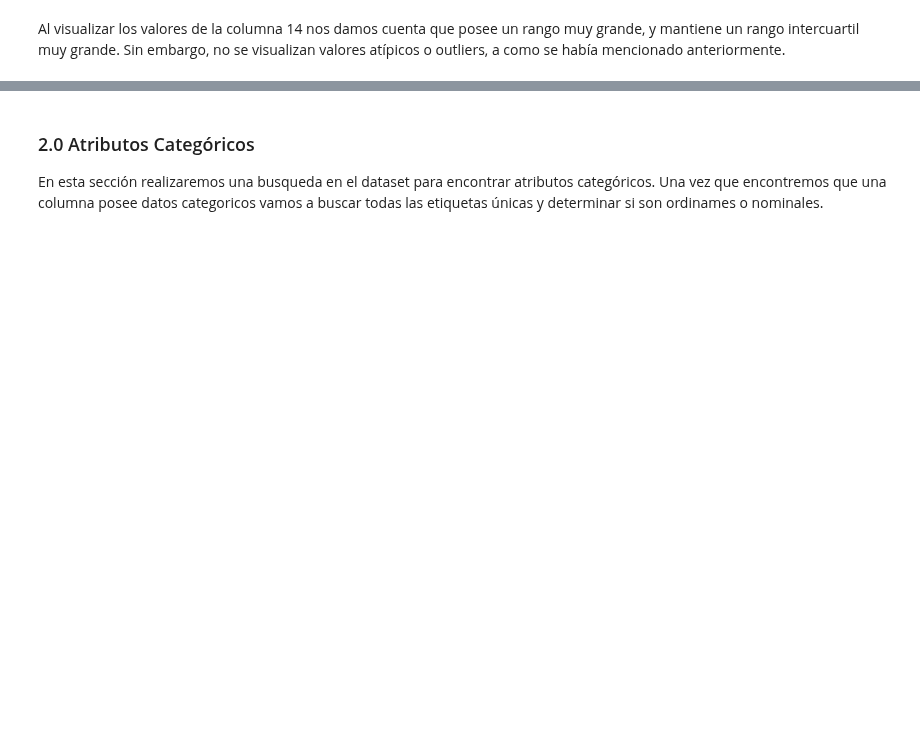
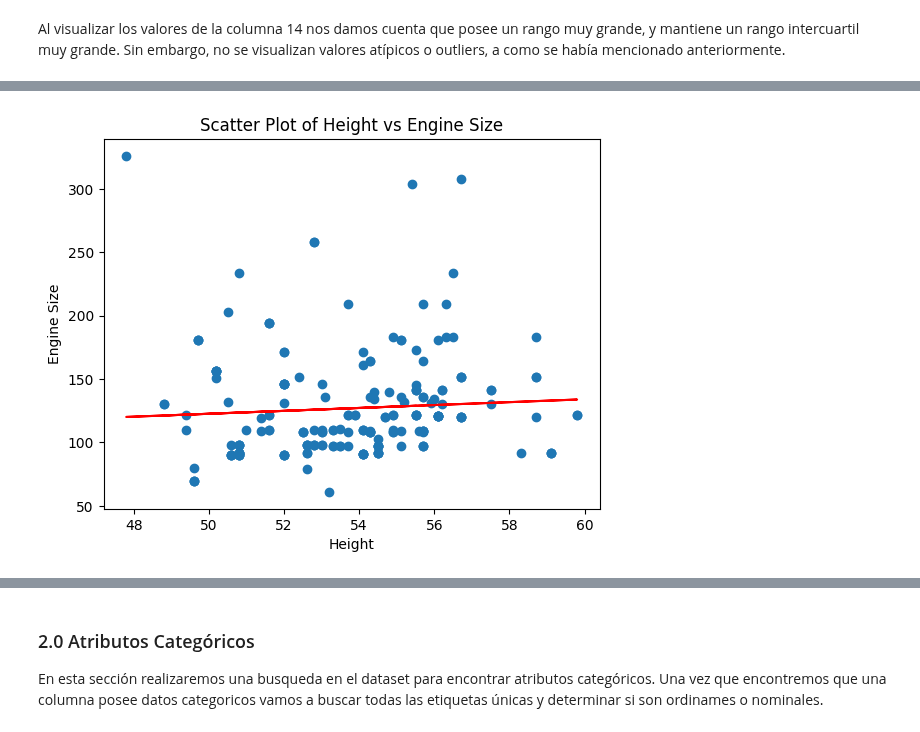
Before and after one commit to mantofer02/DataScienceBootcamp, a Jupyter notebook: FUNDATEC/MachineLearning/Quices/Quiz_01_MarcoFerraro.ipynb, the cells around one changed output, grey strips where cells are left out. Saved outputs shown, nothing was run; the diff lists cells and outputs as text; code cells hidden in the pictures; blank space fills up the shorter version.

```diff
--- a/FUNDATEC/MachineLearning/Quices/Quiz_01_MarcoFerraro.ipynb
+++ b/FUNDATEC/MachineLearning/Quices/Quiz_01_MarcoFerraro.ipynb
@@ -128,3 +214,5 @@ def plot_scatter_plot(x, y, x_label='X', y_label='Y', title='Scatter Plot'):
 # %%
-plot_scatter_plot(cars_df['column_10'].values.reshape(-1, 1), cars_df['column_11'].values.reshape(-1, 1), 'column_10', 'column_11', 'Scatter Plot of column_10 vs column_11')
+plot_scatter_plot(cars_df['height'].values.reshape(-1, 1), cars_df['engine-size'].values.reshape(-1, 1), 'Height', 'Engine Size', 'Scatter Plot of Height vs Engine Size')
+# %% [output]
+[figure, added]
 # %%
```
Also changed, not shown: parts of 64 cells of this notebook, 48 other files.
